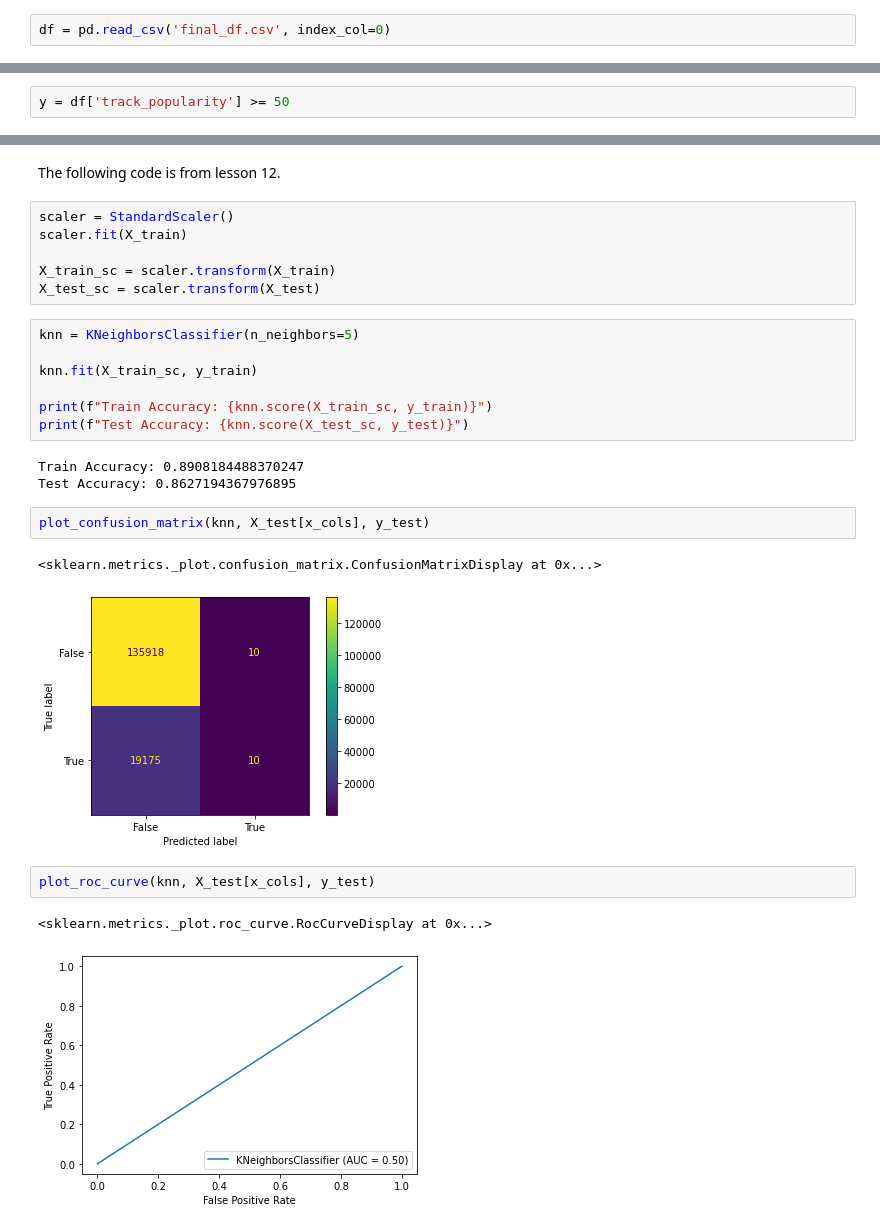
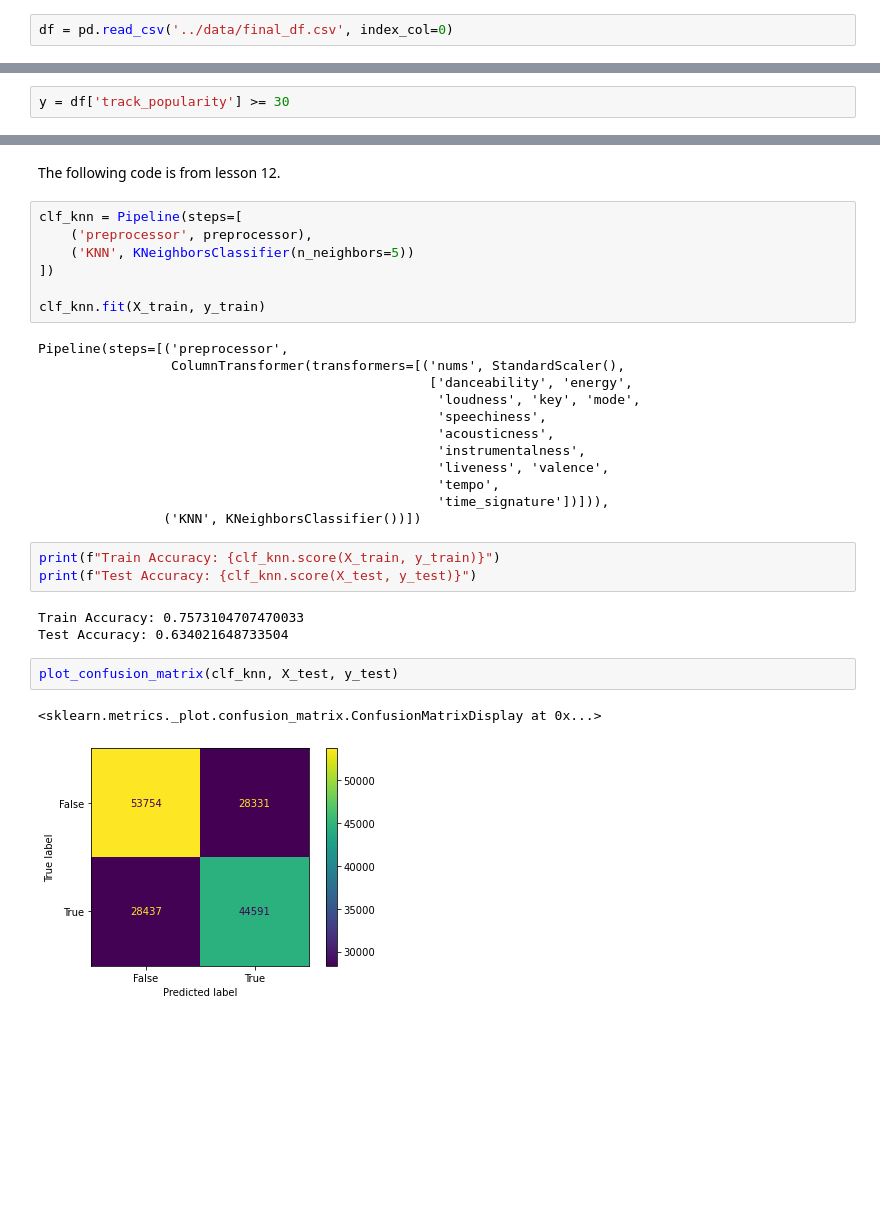
Before and after one commit to reedmartinson0405/Music-Rec-System, a Jupyter notebook: notebooks/Predicting_Popularity.ipynb, the cells around one changed output, grey strips where cells are left out. Cells and saved outputs as stored; diff of their text form; blank space fills up the shorter version.

```diff
--- a/notebooks/Predicting_Popularity.ipynb
+++ b/notebooks/Predicting_Popularity.ipynb
@@ -21,7 +25,7 @@ from sklearn.preprocessing import OneHotEncoder, StandardScaler
 from sklearn.linear_model import LogisticRegression
 from sklearn.neighbors import KNeighborsClassifier
 # %%
-df = pd.read_csv('final_df.csv', index_col=0)
+df = pd.read_csv('../data/final_df.csv', index_col=0)
 # %%
 df
 # %% [output]
@@ -69,2 +79,2 @@ X = df[x_cols]
 # %%
-y = df['track_popularity'] >= 50
+y = df['track_popularity'] >= 30
@@ -184,29 +210,33 @@ Test ROC-AUC: 0.5021
 ### KNN Model
 # %% [markdown]
 The following code is from lesson 12.
-# %%
-scaler = StandardScaler()
-scaler.fit(X_train)
-
-X_train_sc = scaler.transform(X_train)
-X_test_sc = scaler.transform(X_test)
+# %%
+clf_knn = Pipeline(steps=[
+    ('preprocessor', preprocessor),
+    ('KNN', KNeighborsClassifier(n_neighbors=5))
+])
+
+clf_knn.fit(X_train, y_train)
+# %% [output]
+Pipeline(steps=[('preprocessor',
+                 ColumnTransformer(transformers=[('nums', StandardScaler(),
+                                                  ['danceability', 'energy',
+                                                   'loudness', 'key', 'mode',
+                                                   'speechiness',
+                                                   'acousticness',
+                                                   'instrumentalness',
+                                                   'liveness', 'valence',
+                                                   'tempo',
+                                                   'time_signature'])])),
+                ('KNN', KNeighborsClassifier())])
 # %%
-knn = KNeighborsClassifier(n_neighbors=5)
-
-knn.fit(X_train_sc, y_train)
-
-print(f"Train Accuracy: {knn.score(X_train_sc, y_train)}")
-print(f"Test Accuracy: {knn.score(X_test_sc, y_test)}")
+print(f"Train Accuracy: {clf_knn.score(X_train, y_train)}")
+print(f"Test Accuracy: {clf_knn.score(X_test, y_test)}")
 # %% [output]
-Train Accuracy: 0.8908184488370247
-Test Accuracy: 0.8627194367976895
+Train Accuracy: 0.7573104707470033
+Test Accuracy: 0.634021648733504
 # %%
-plot_confusion_matrix(knn, X_test[x_cols], y_test)
+plot_confusion_matrix(clf_knn, X_test, y_test)
 # %% [output]
 <sklearn.metrics._plot.confusion_matrix.ConfusionMatrixDisplay at 0x...>
-[figure, old version]
+[figure, new version]
-# %%
-plot_roc_curve(knn, X_test[x_cols], y_test)
-# %% [output]
-<sklearn.metrics._plot.roc_curve.RocCurveDisplay at 0x...>
-[figure, removed]
```
Also changed, not shown: parts of 13 cells of this notebook.
